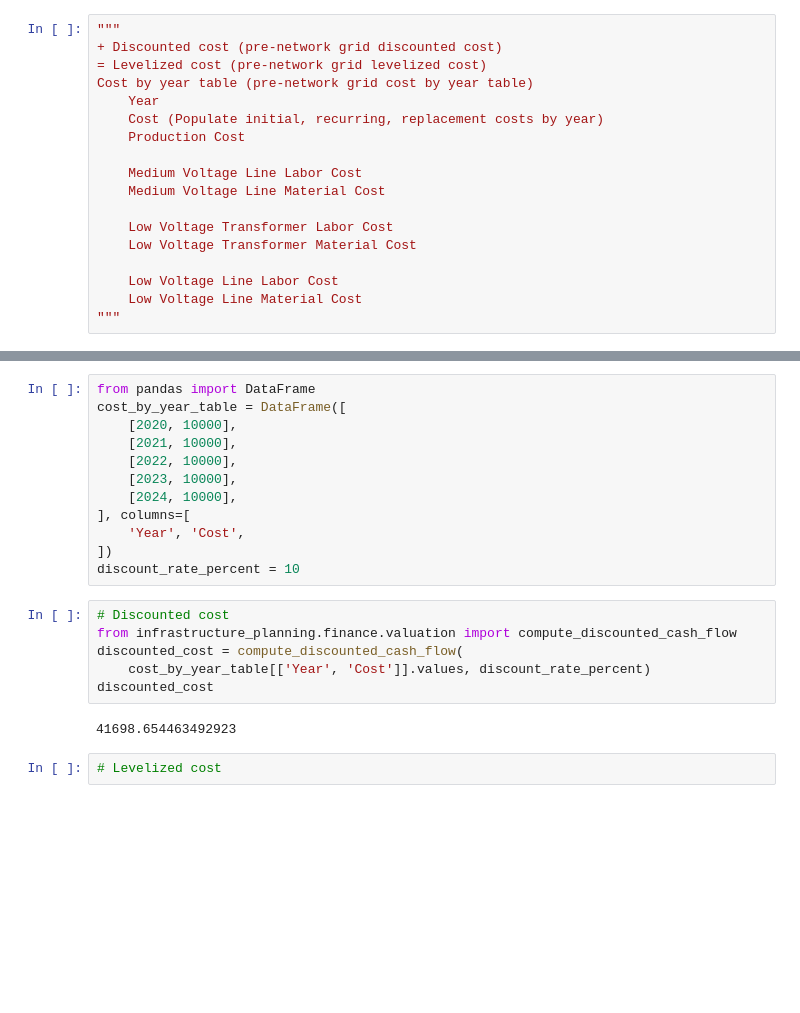
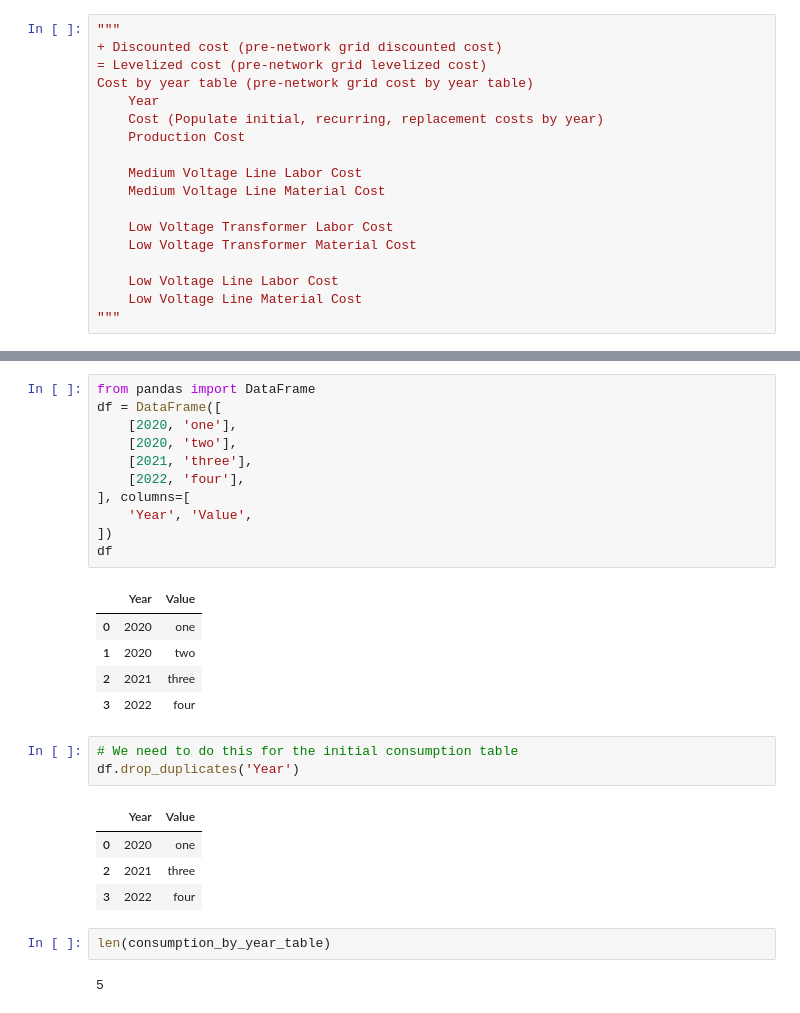
Before and after one commit to SEL-Columbia/infrastructure-planning, a Jupyter notebook: experiments/estimate-electricity-grid-internal-system-nodal-levelized-cost.ipynb, the cells around one changed output, grey strips where cells are left out. Cells and saved outputs as stored; diff of their text form; blank space fills up the shorter version.

```diff
--- a/experiments/estimate-electricity-grid-internal-system-nodal-levelized-cost.ipynb
+++ b/experiments/estimate-electricity-grid-internal-system-nodal-levelized-cost.ipynb
@@ -159,22 +199,29 @@ compute_discounted_cash_flow(cost_by_year_table[['Year', 'Cost']].values, 10)
 # %%
 from pandas import DataFrame
-cost_by_year_table = DataFrame([
-    [2020, 10000],
-    [2021, 10000],
-    [2022, 10000],
-    [2023, 10000],
-    [2024, 10000],
+df = DataFrame([
+    [2020, 'one'],
+    [2020, 'two'],
+    [2021, 'three'],
+    [2022, 'four'],
 ], columns=[
-    'Year', 'Cost',
+    'Year', 'Value',
 ])
-discount_rate_percent = 10
+df
+# %% [output]
+|  | Year | Value |
+| 0 | 2020 | one |
+| 1 | 2020 | two |
+| 2 | 2021 | three |
+| 3 | 2022 | four |
-# %%
-# Discounted cost
-from infrastructure_planning.finance.valuation import compute_discounted_cash_flow
-discounted_cost = compute_discounted_cash_flow(
-    cost_by_year_table[['Year', 'Cost']].values, discount_rate_percent)
-discounted_cost
-# %% [output]
-41698.654463492923
-# %%
-# Levelized cost
+# %%
+# We need to do this for the initial consumption table
+df.drop_duplicates('Year')
+# %% [output]
+|  | Year | Value |
+| 0 | 2020 | one |
+| 2 | 2021 | three |
+| 3 | 2022 | four |
+# %%
+len(consumption_by_year_table)
+# %% [output]
+5
```
Also changed, not shown: parts of 46 cells of this notebook, 5 other files.
